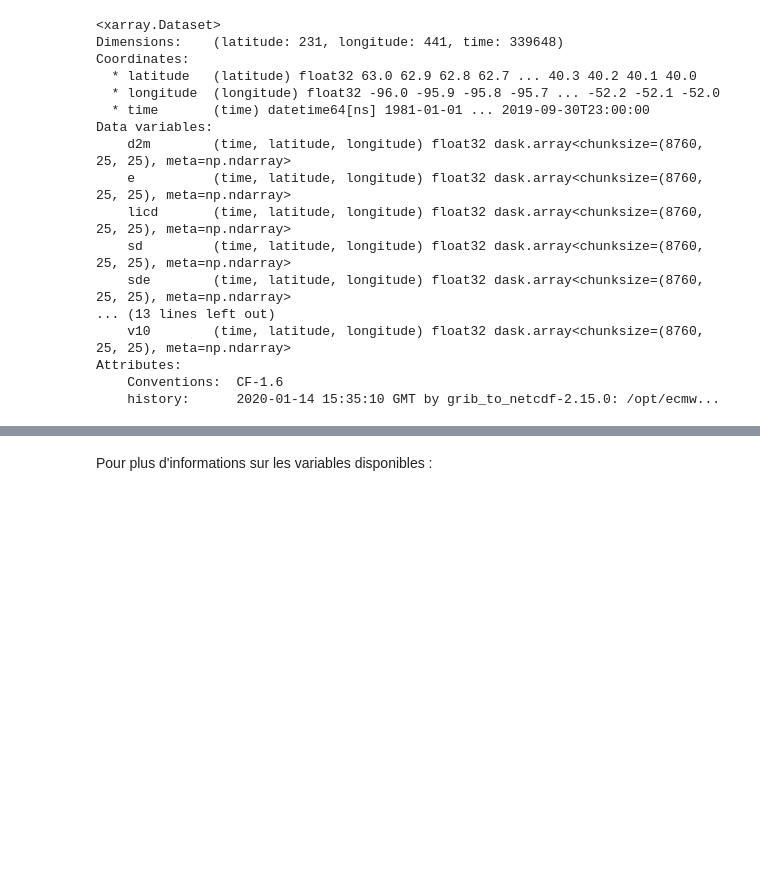
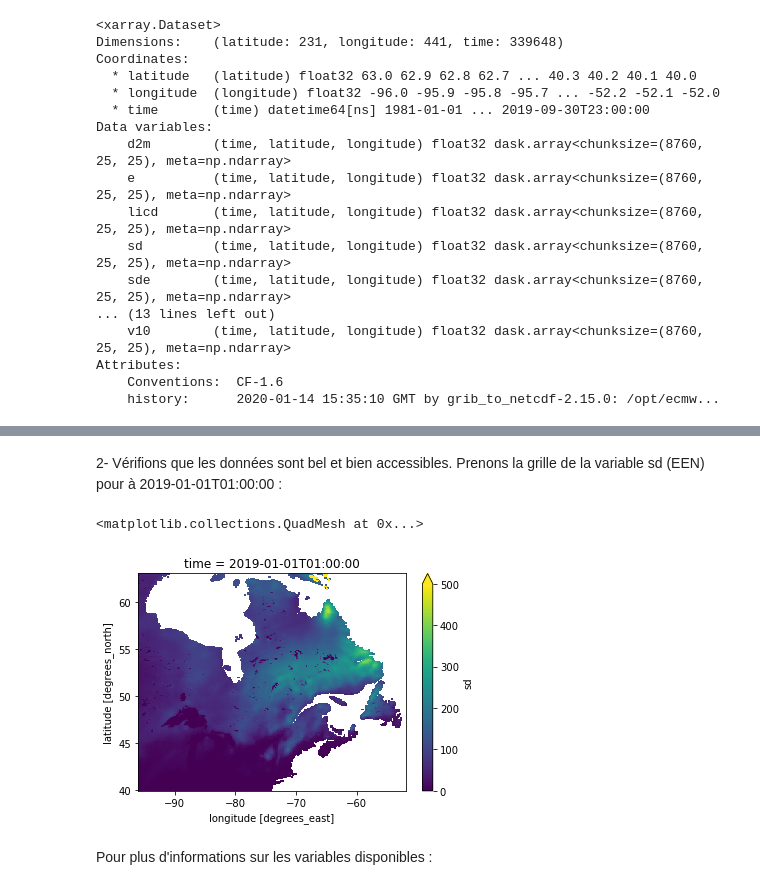
Before and after one commit to sebastienlanglois/zarr-experiments, a Jupyter notebook: zarr-experiments-era5-land.ipynb, the cells around one changed output, grey strips where cells are left out. Cells and saved outputs as stored; diff of their text form; code cells hidden in the pictures; blank space fills up the shorter version.

```diff
--- a/zarr-experiments-era5-land.ipynb
+++ b/zarr-experiments-era5-land.ipynb
@@ -88,3 +140,11 @@ Attributes:
+# %% [markdown]
+2- Vérifions que les données sont bel et bien accessibles. Prenons la grille de la variable sd (EEN) pour à 2019-01-01T01:00:00 :
+# %%
+# *1000 pour convertir de mètres vers millimètres
+(ds.sd.sel(time='2019-01-01T01:00:00')*1000).plot(vmax=500)
+# %% [output]
+<matplotlib.collections.QuadMesh at 0x...>
+[figure, added]
 # %% [markdown]
 Pour plus d'informations sur les variables disponibles :
 # %%
```
Also changed, not shown: parts of 22 cells of this notebook.
